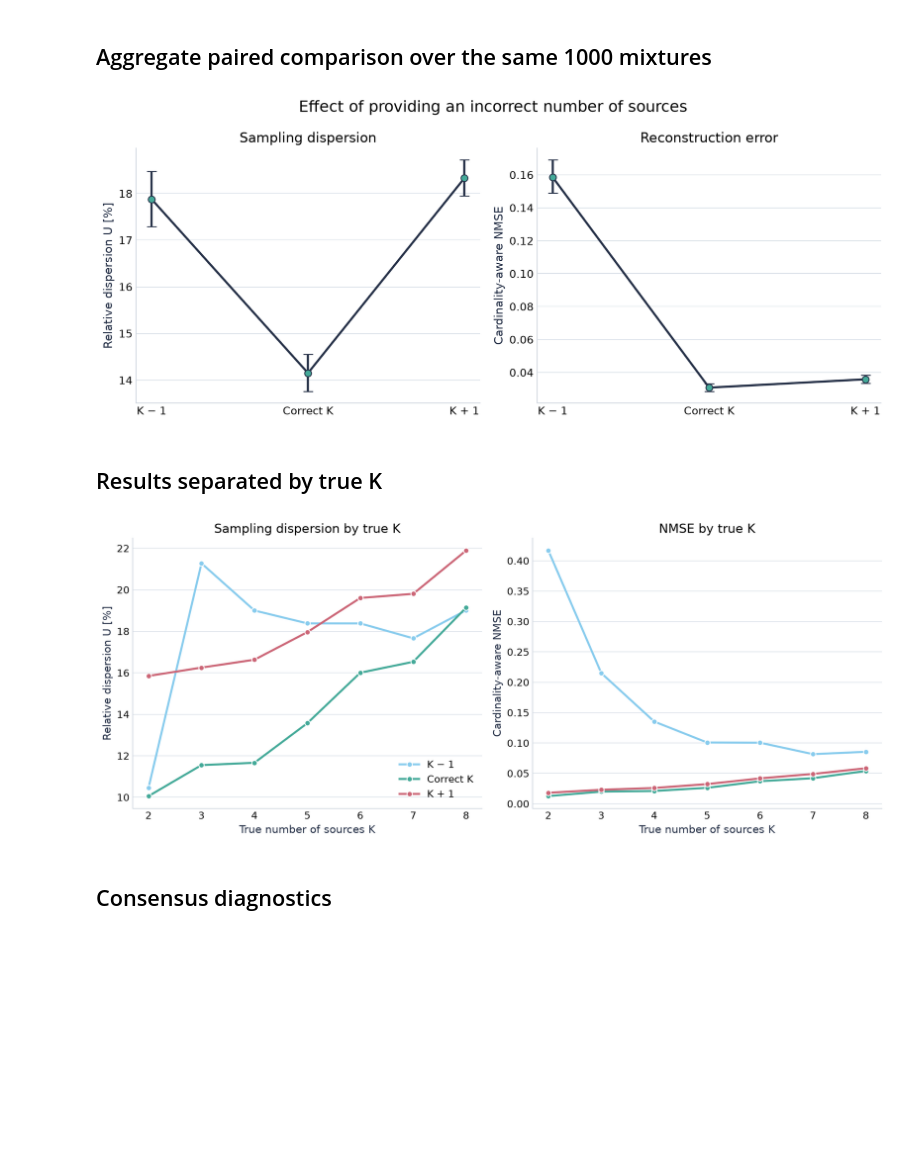
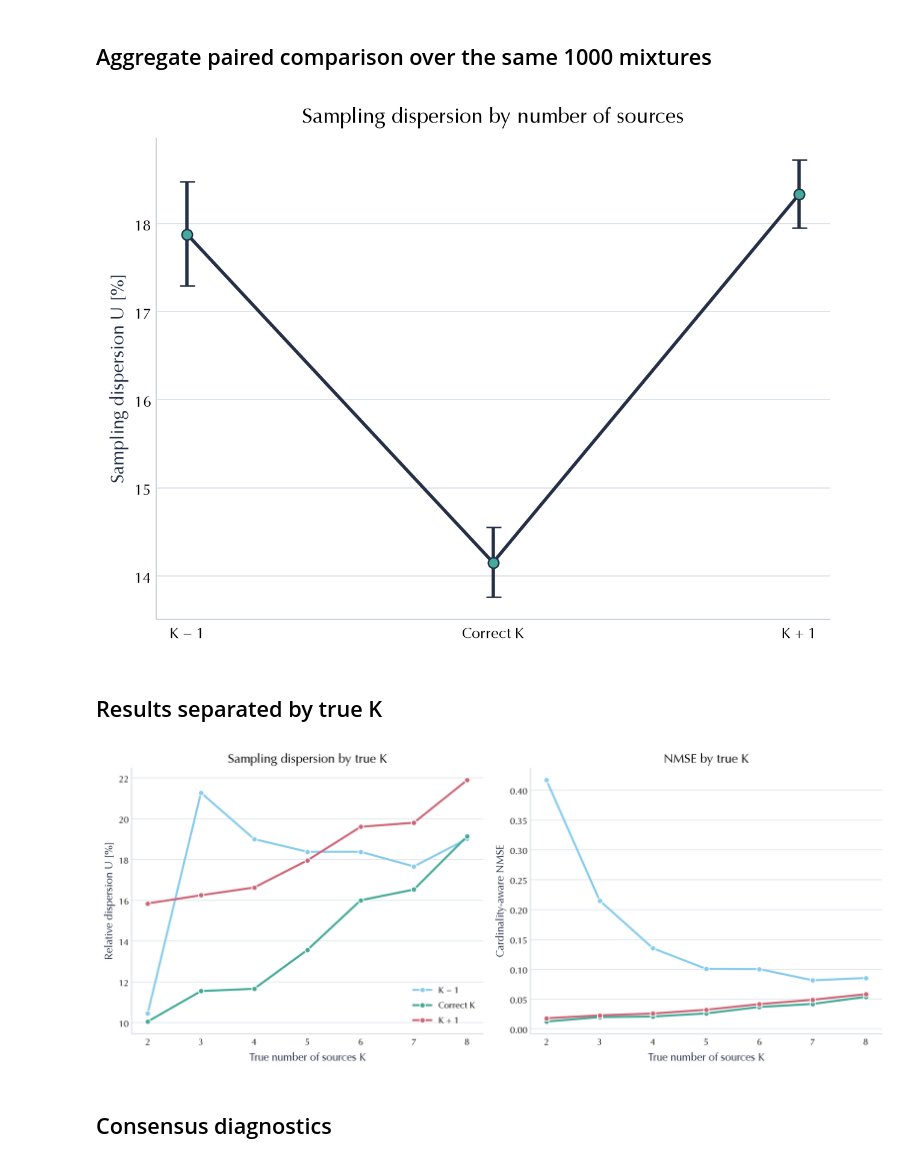
Before and after one commit to TristanDonze/gb-sources-separation, a Jupyter notebook: experiments/03_wrong_k_consensus.ipynb, the cells around one changed output. Drawn from its saved outputs; the diff is of its cells as text; code cells hidden in the pictures; blank space fills up the shorter version.

```diff
--- a/experiments/03_wrong_k_consensus.ipynb
+++ b/experiments/03_wrong_k_consensus.ipynb
@@ -7,6 +7,17 @@ from pathlib import Path
 import matplotlib.pyplot as plt
 import numpy as np
 import pandas as pd
+# %%
+plt.rcParams.update({
+    "font.family": "Optima",
+    "mathtext.fontset": "stix",
+    "font.size": 11,
+    "axes.titlesize": 13,
+    "axes.labelsize": 11,
+    "legend.fontsize": 10,
+    "xtick.labelsize": 10,
+    "ytick.labelsize": 10,
+})
 # %%
 
 RESULT_DIR = Path('results/run_20260903_170728_epoch_23')
@@ -45,22 +56,34 @@ def clean(ax):
 ## Aggregate paired comparison over the same 1000 mixtures
 # %%
 U_COLUMN = 'u_pred'  # Change to 'u_true' to inspect the target-normalized variant
+# with plt.rc_context(STYLE):
+#     fig, axes = plt.subplots(1, 2, figsize=(11.5, 4.8), dpi=180)
+#     for ax, column, ylabel, scale in [
+#         (axes[0], U_COLUMN, 'Relative dispersion U [%]', 100),
+#         # (axes[1], 'nmse', 'Cardinality-aware NMSE', 1),
+#     ]:
+#         deltas, means, ci = bootstrap_mean_ci(results, column)
+#         y, low, high = scale * means, scale * ci[0], scale * ci[1]
+#         ax.errorbar(deltas, y, yerr=[y-low, high-y], color=INK, linewidth=2.2,
+#                     marker='o', markersize=7, markerfacecolor='#44AA99', capsize=5)
+#         ax.set_xticks(deltas, [LABELS[d] for d in deltas]); ax.set_ylabel(ylabel); clean(ax)
+#     axes[0].set_title('Sampling dispersion'); axes[1].set_title('Reconstruction error')
+#     fig.suptitle('Effect of providing an incorrect number of sources', fontsize=16)
+#     fig.tight_layout(); plt.show()
+
+
+# only the first plot
+
 with plt.rc_context(STYLE):
-    fig, axes = plt.subplots(1, 2, figsize=(11.5, 4.8), dpi=180)
-    for ax, column, ylabel, scale in [
-        (axes[0], U_COLUMN, 'Relative dispersion U [%]', 100),
-        (axes[1], 'nmse', 'Cardinality-aware NMSE', 1),
-    ]:
-        deltas, means, ci = bootstrap_mean_ci(results, column)
-        y, low, high = scale * means, scale * ci[0], scale * ci[1]
-        ax.errorbar(deltas, y, yerr=[y-low, high-y], color=INK, linewidth=2.2,
-                    marker='o', markersize=7, markerfacecolor='#44AA99', capsize=5)
-        ax.set_xticks(deltas, [LABELS[d] for d in deltas]); ax.set_ylabel(ylabel); clean(ax)
-    axes[0].set_title('Sampling dispersion'); axes[1].set_title('Reconstruction error')
-    fig.suptitle('Effect of providing an incorrect number of sources', fontsize=16)
-    fig.tight_layout(); plt.show()
+    fig, ax = plt.subplots(figsize=(7.0, 5.3), dpi=180)
+    deltas, means, ci = bootstrap_mean_ci(results, U_COLUMN)
+    y, low, high = 100 * means, 100 * ci[0], 100 * ci[1]
+    ax.errorbar(deltas, y, yerr=[y-low, high-y], color=INK, linewidth=2.2,
+                marker='o', markersize=7, markerfacecolor='#44AA99', capsize=5)
+    ax.set_xticks(deltas, [LABELS[d] for d in deltas]); ax.set_ylabel('Sampling dispersion U [%]'); clean(ax)
+    ax.set_title('Sampling dispersion by number of sources', pad=10); fig.tight_layout(); plt.show()
 # %% [output]
-[figure, old version]
+[figure, new version]
 # %% [markdown]
 ## Results separated by true K
 # %%
@@ -78,7 +101,7 @@ with plt.rc_context(STYLE):
     axes[0].set_title('Sampling dispersion by true K'); axes[1].set_title('NMSE by true K')
     axes[0].legend(frameon=False); fig.tight_layout(); plt.show()
 # %% [output]
-[figure, old version]
+[figure, new version]
 # %% [markdown]
 ## Consensus diagnostics
 # %%
```
Also changed, not shown: 3 other files.
